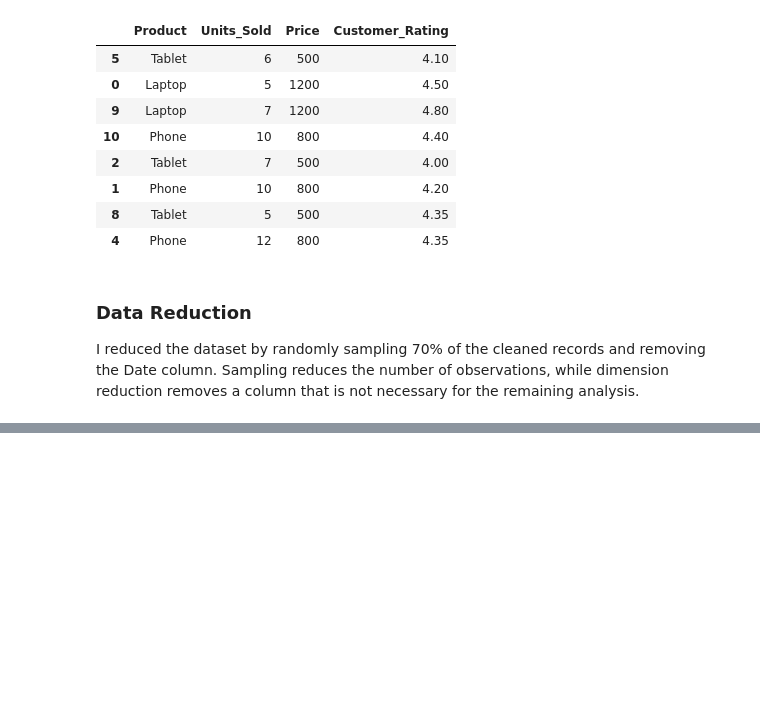
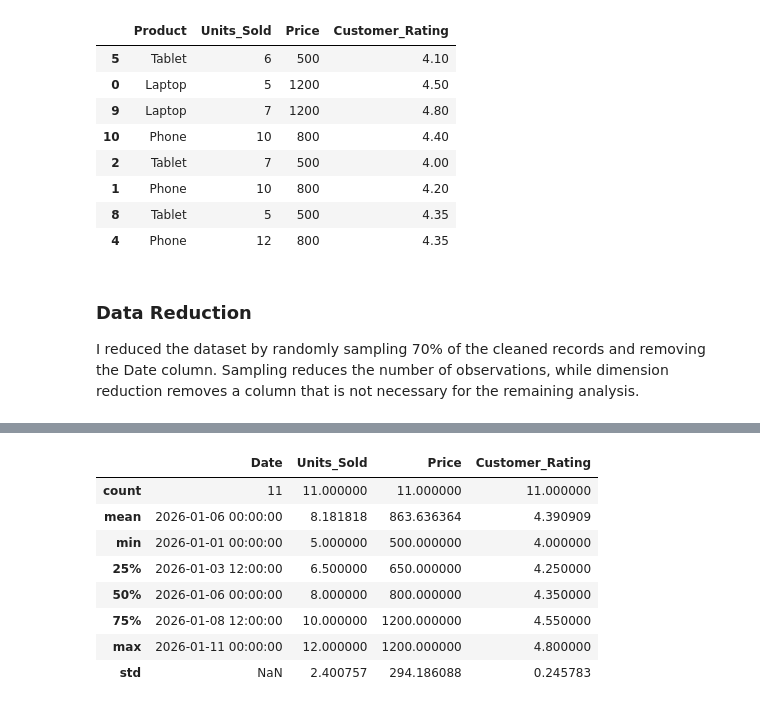
Before and after one commit to elkana-m/CS-634, a Jupyter notebook: lab1/lab1.ipynb, the cells around one changed output, grey strips where cells are left out. Drawn from its saved outputs; the diff is of its cells as text; code cells hidden in the pictures; blank space fills up the shorter version.

```diff
--- a/lab1/lab1.ipynb
+++ b/lab1/lab1.ipynb
@@ -217,0 +281,12 @@ I reduced the dataset by randomly sampling 70% of the cleaned records and removi
+# %%
+df_clean.describe()
+# %% [output]
+|  | Date | Units_Sold | Price | Customer_Rating |
+| count | 11 | 11.000000 | 11.000000 | 11.000000 |
+| mean | 2026-01-06 00:00:00 | 8.181818 | 863.636364 | 4.390909 |
+| min | 2026-01-01 00:00:00 | 5.000000 | 500.000000 | 4.000000 |
+| 25% | 2026-01-03 12:00:00 | 6.500000 | 650.000000 | 4.250000 |
+| 50% | 2026-01-06 00:00:00 | 8.000000 | 800.000000 | 4.350000 |
+| 75% | 2026-01-08 12:00:00 | 10.000000 | 1200.000000 | 4.550000 |
+| max | 2026-01-11 00:00:00 | 12.000000 | 1200.000000 | 4.800000 |
+| std | NaN | 2.400757 | 294.186088 | 0.245783 |
```
Also changed, not shown: parts of 12 cells of this notebook.
